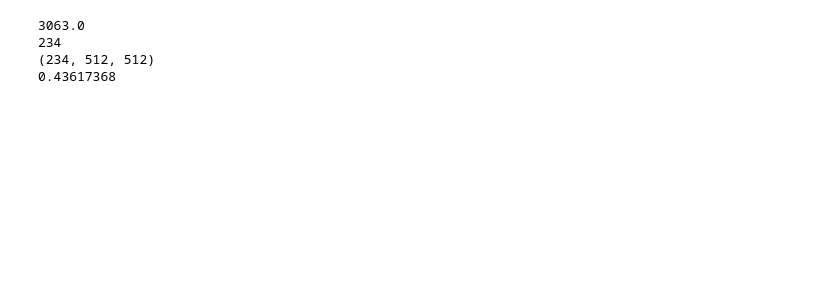
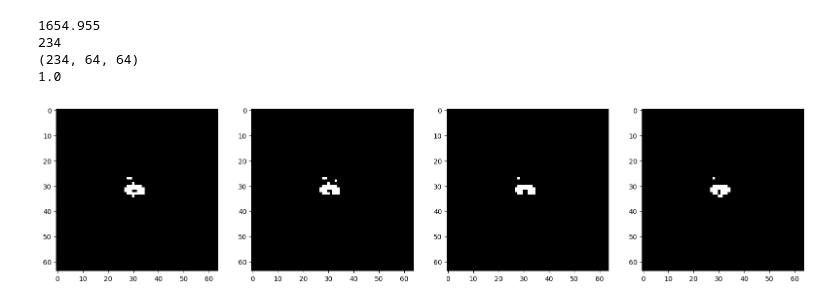
Before and after one commit to Ivan-AI-hub/skull_project, a Jupyter notebook: UnetTry.ipynb, the cells around one changed output. Drawn from its saved outputs; the diff is of its cells as text; code cells hidden in the pictures; blank space fills up the shorter version.

```diff
--- a/UnetTry.ipynb
+++ b/UnetTry.ipynb
@@ -58,14 +59,31 @@ print(max_value)
 x_trn /= max_value
 x_tst /= max_value
 
+showing_ratio = 0.05
+x_trn = np.where(x_trn > showing_ratio, 1.0, 0.0)
+x_tst = np.where(x_tst > showing_ratio, 1.0, 0.0)
+x_trn = np.array(x_trn, np.float32)
+x_tst = np.array(x_tst, np.float32)
+
 print(len(x_trn ))
 print(x_trn.shape)
 print(x_trn[0].max())
 # %% [output]
-3063.0
+1654.955
 234
-(234, 512, 512)
-0.43617368
+(234, 64, 64)
+1.0
+# %%
+k = 4
+plt.figure(figsize=(25,25))
+for i in range(4):
+  plt.subplot(5,5, i+1)
+  plt.imshow(x_trn[k], cmap='gray')
+  k+=1
+
+plt.show()
+# %% [output]
+[figure, added]
 # %%
 class conv_block(nn.Module):
     def __init__(self, in_c, out_c):
```
Also changed, not shown: parts of 7 cells of this notebook, 2 other files.
